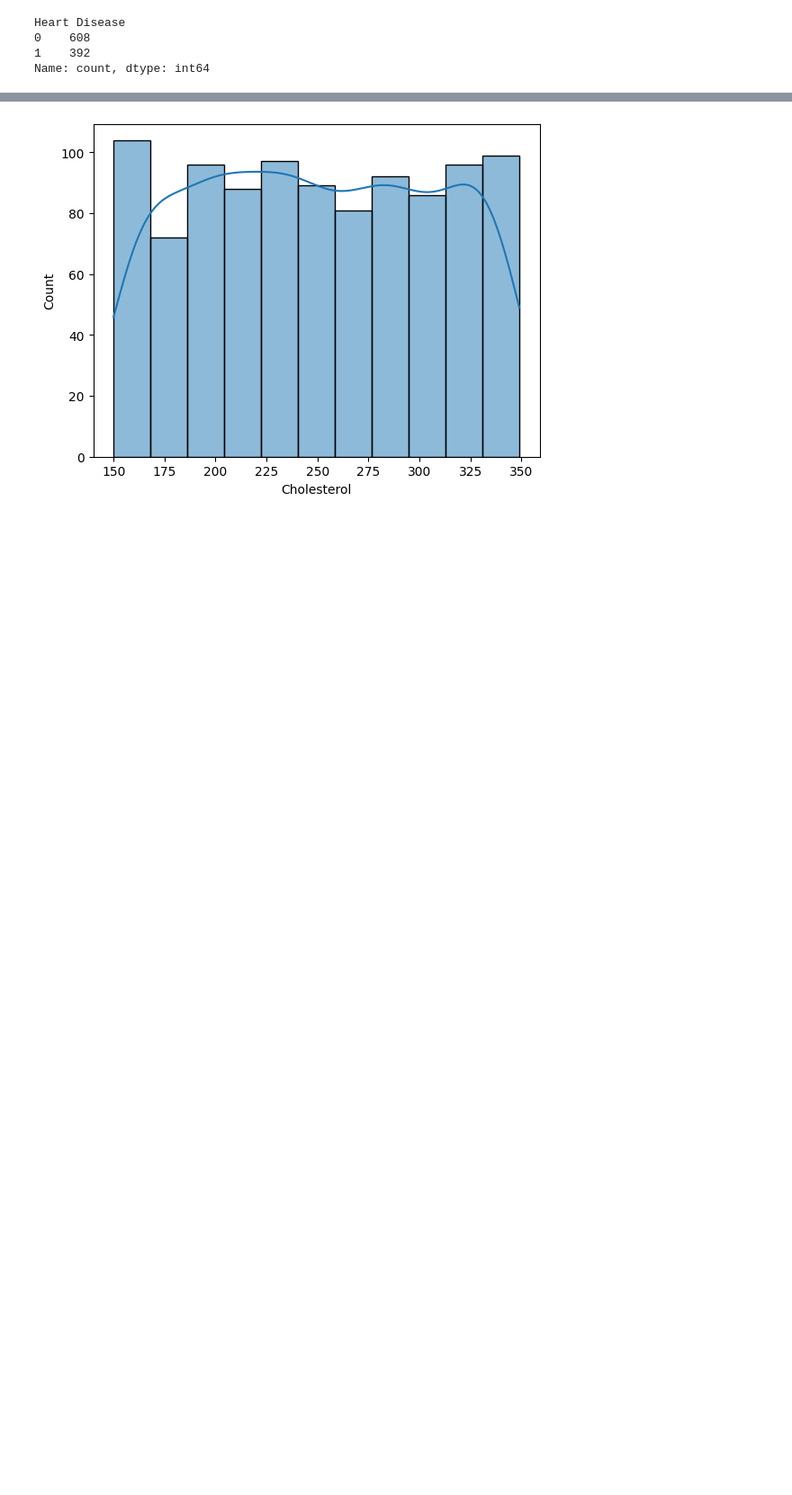
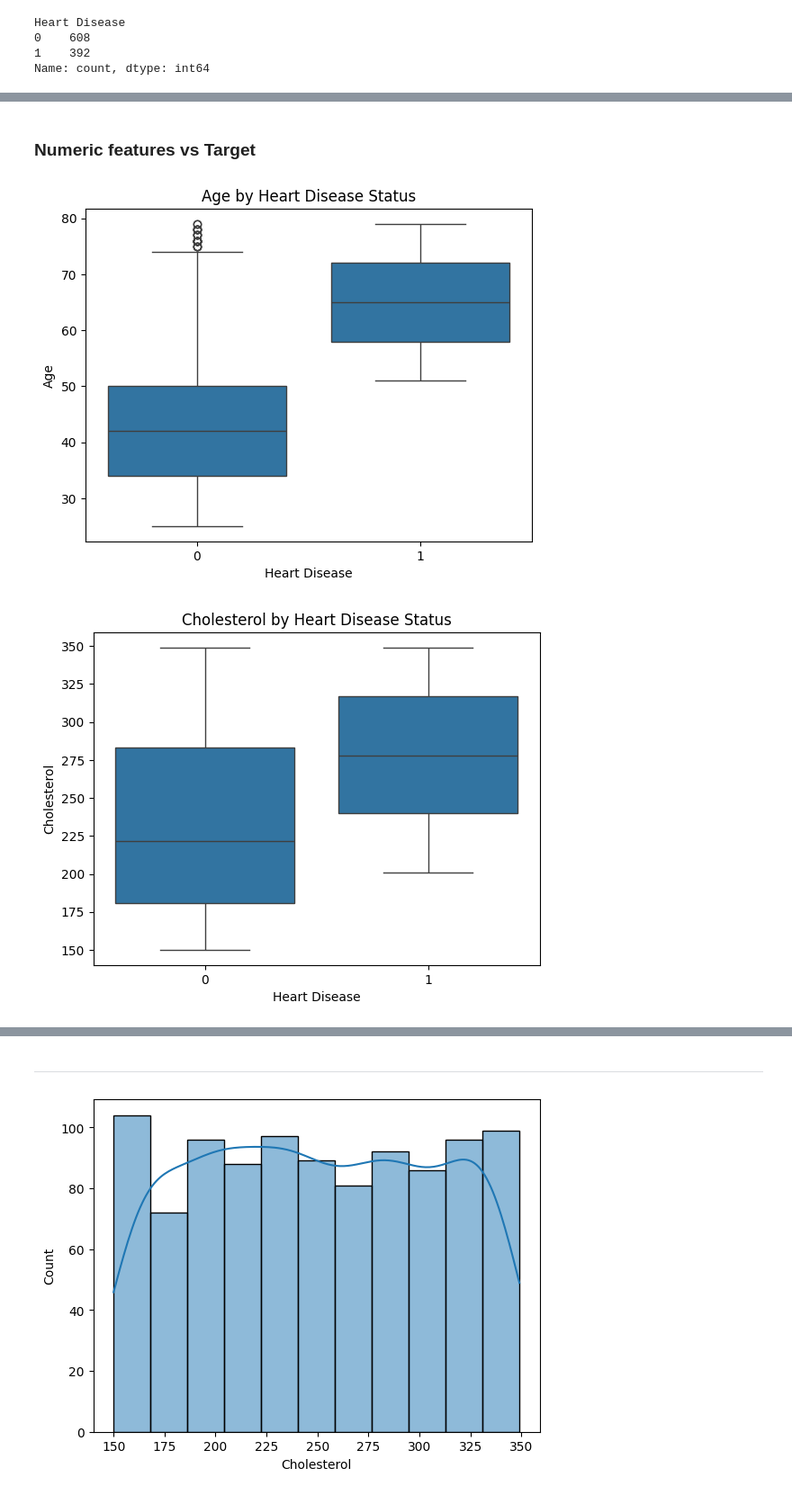
Before and after one commit to Sapanaa/Heart-Disease-Prediction, a Jupyter notebook: notebooks/02_exploratory_data_analysis.ipynb, the cells around one changed output, grey strips where cells are left out. Shown at 90% size. Saved outputs shown, nothing was run; the diff lists cells and outputs as text; code cells hidden in the pictures; blank space fills up the shorter version.

```diff
--- a/notebooks/02_exploratory_data_analysis.ipynb
+++ b/notebooks/02_exploratory_data_analysis.ipynb
@@ -60,0 +101,10 @@ Name: count, dtype: int64
+# %% [markdown]
+### Numeric features vs Target
+# %%
+for col in numeric_cols:
+    sns.boxplot(data=data, x="Heart Disease", y=col)
+    plt.title(f"{col} by Heart Disease Status")
+    plt.show()
+# %% [output]
+[figure, added]
+[figure, added]
@@ -61,3 +117,5 @@ Name: count, dtype: int64
+# %% [markdown]
+----
 # %%
 sns.histplot(x='Cholesterol', data=data, kde = True)
 plt.show()
```
Also changed, not shown: parts of 26 cells of this notebook.
